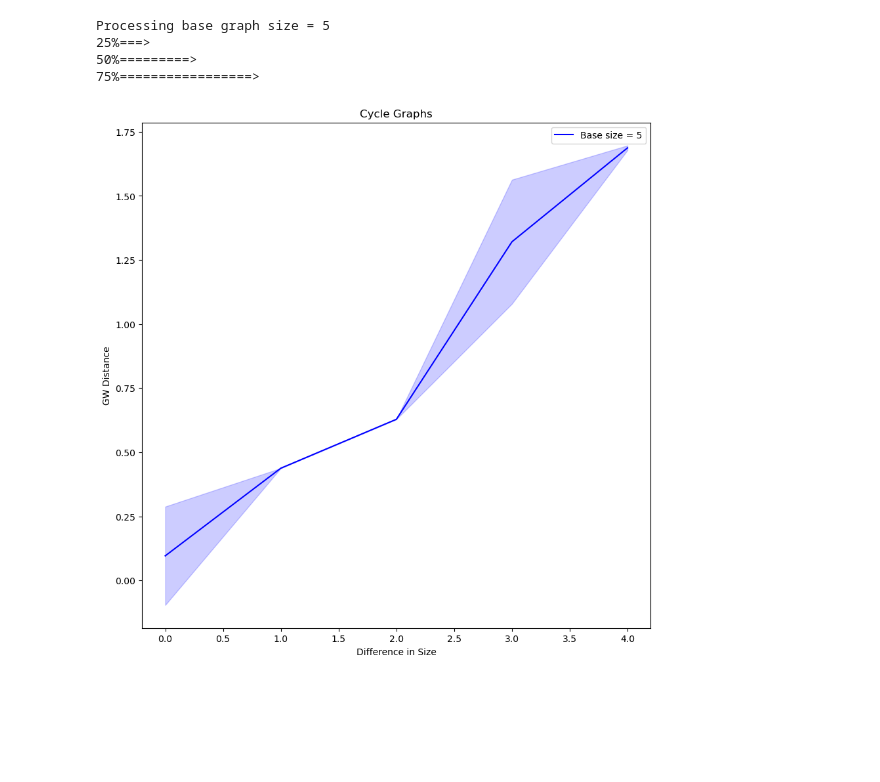
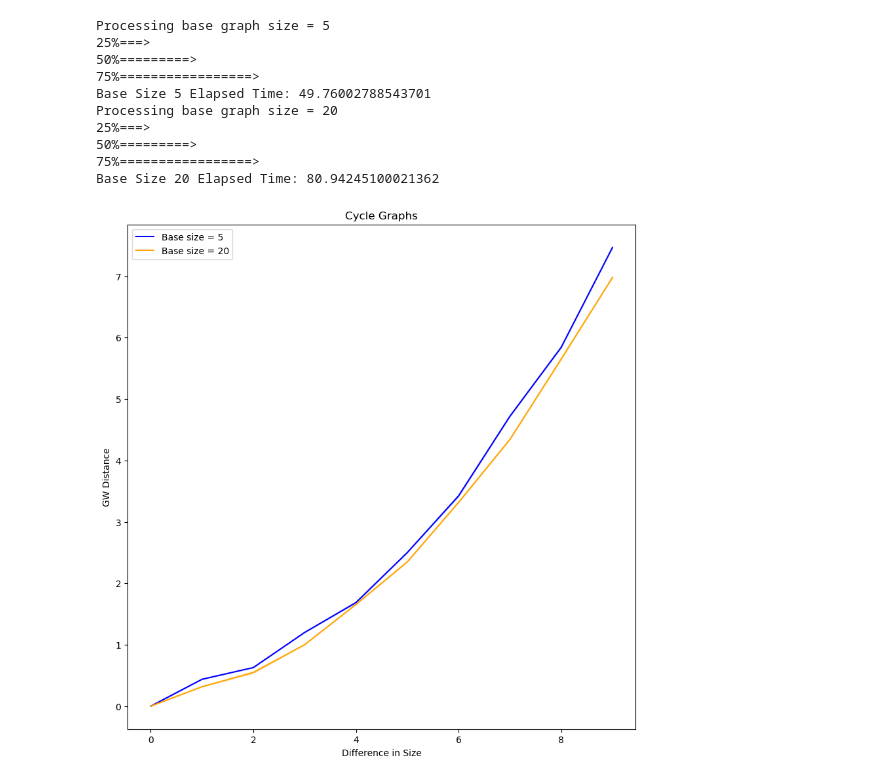
Before and after one commit to KataTech/Food-Web-OT, a Jupyter notebook: notebooks/entro_gw_exp.ipynb, the cells around one changed output. Cells and saved outputs as stored; diff of their text form; code cells hidden in the pictures; blank space fills up the shorter version.

Commit message:
Updating successful transport matrix and exp

```diff
--- a/notebooks/entro_gw_exp.ipynb
+++ b/notebooks/entro_gw_exp.ipynb
@@ -45,14 +54,20 @@ for i in range(3):
 # %%
 # set parameter for gw_dist growth experiments
-base_sizes = [5]
-numComparisons = 5
+base_sizes = [5, 20]
+numComparisons = 10
 step = 1
 title = "Cycle Graphs"
 colors = ["blue", "orange", "green", "red", "purple"]
-log = gwd_growth_experiment(nx.cycle_graph, base_sizes, step, numComparisons, title, colors, verbose=3, save_transport=True, save_fig=True, iter=5)
+log = gwd_growth_experiment(nx.cycle_graph, base_sizes, step, numComparisons, title, colors, verbose=3, iter=10)
 # %% [output]
 Processing base graph size = 5
 25%===>
 50%=========>
 75%=================>
+Base Size 5 Elapsed Time: 49.76002788543701
+Processing base graph size = 20
+25%===>
+50%=========>
+75%=================>
+Base Size 20 Elapsed Time: 80.94245100021362
-[figure, old version]
+[figure, new version]
```
Also changed, not shown: parts of 3 cells of this notebook.
